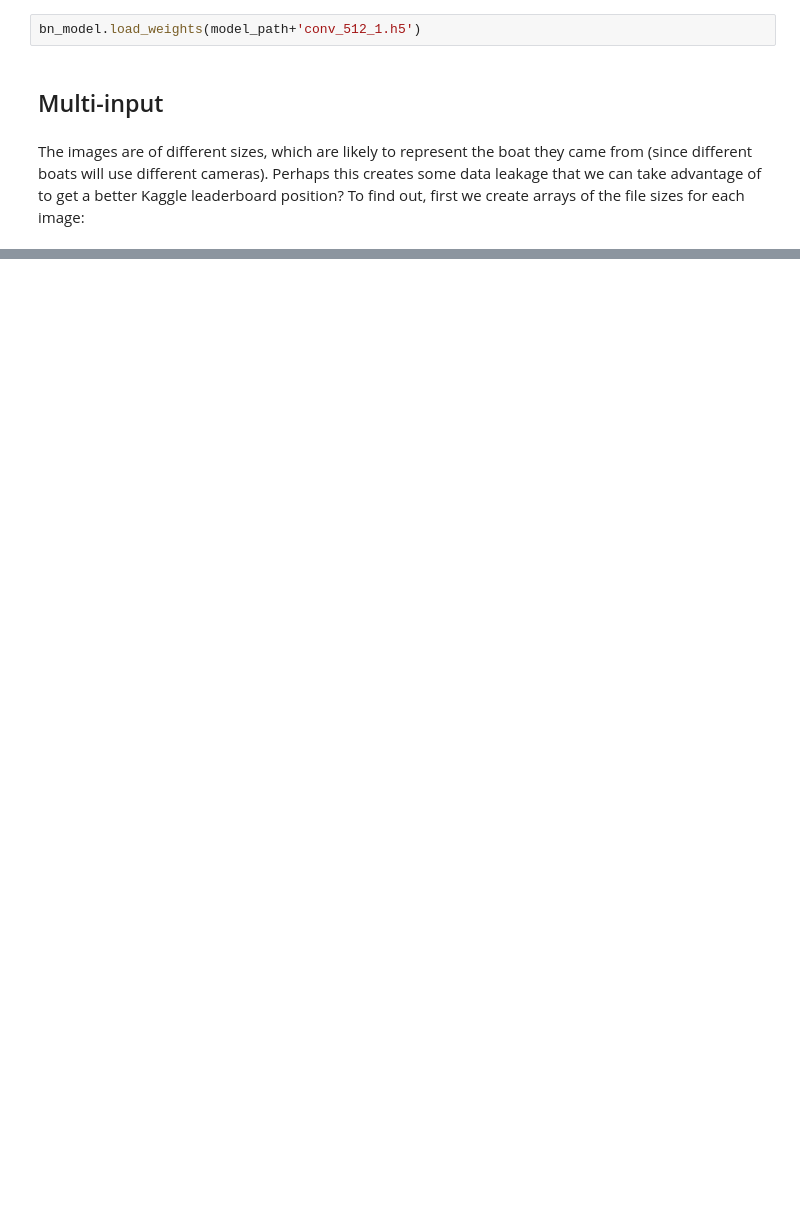
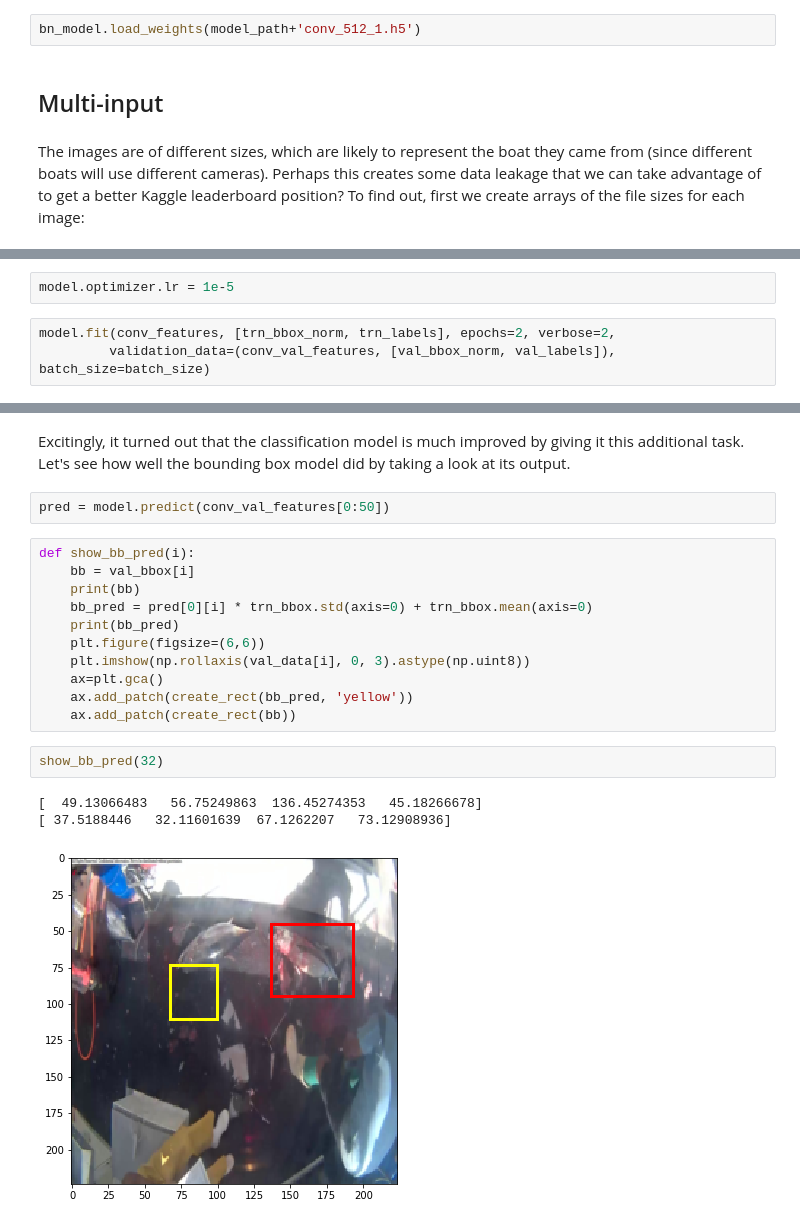
Before and after one commit to tedtang77/kaggle-fish, a Jupyter notebook: lesson7_prac1.ipynb, the cells around one changed output, grey strips where cells are left out. Saved outputs shown, nothing was run; the diff lists cells and outputs as text; blank space fills up the shorter version.

```diff
--- a/lesson7_prac1.ipynb
+++ b/lesson7_prac1.ipynb
@@ -183,0 +502,5 @@ The images are of different sizes, which are likely to represent the boat they c
+# %%
+model.optimizer.lr = 1e-5
+# %%
+model.fit(conv_features, [trn_bbox_norm, trn_labels], epochs=2, verbose=2,
+         validation_data=(conv_val_features, [val_bbox_norm, val_labels]), batch_size=batch_size)
@@ -183,0 +514,21 @@ The images are of different sizes, which are likely to represent the boat they c
+# %% [markdown]
+Excitingly, it turned out that the classification model is much improved by giving it this additional task. Let's see how well the bounding box model did by taking a look at its output.
+# %%
+pred = model.predict(conv_val_features[0:50])
+# %%
+def show_bb_pred(i):
+    bb = val_bbox[i]
+    print(bb)
+    bb_pred = pred[0][i] * trn_bbox.std(axis=0) + trn_bbox.mean(axis=0)
+    print(bb_pred)
+    plt.figure(figsize=(6,6))
+    plt.imshow(np.rollaxis(val_data[i], 0, 3).astype(np.uint8))
+    ax=plt.gca()
+    ax.add_patch(create_rect(bb_pred, 'yellow'))
+    ax.add_patch(create_rect(bb))
+# %%
+show_bb_pred(32)
+# %% [output]
+[  49.13066483   56.75249863  136.45274353   45.18266678]
+[ 37.5188446   32.11601639  67.1262207   73.12908936]
+[figure, added]
```
Also changed, not shown: parts of 189 cells of this notebook, 4 other files.
